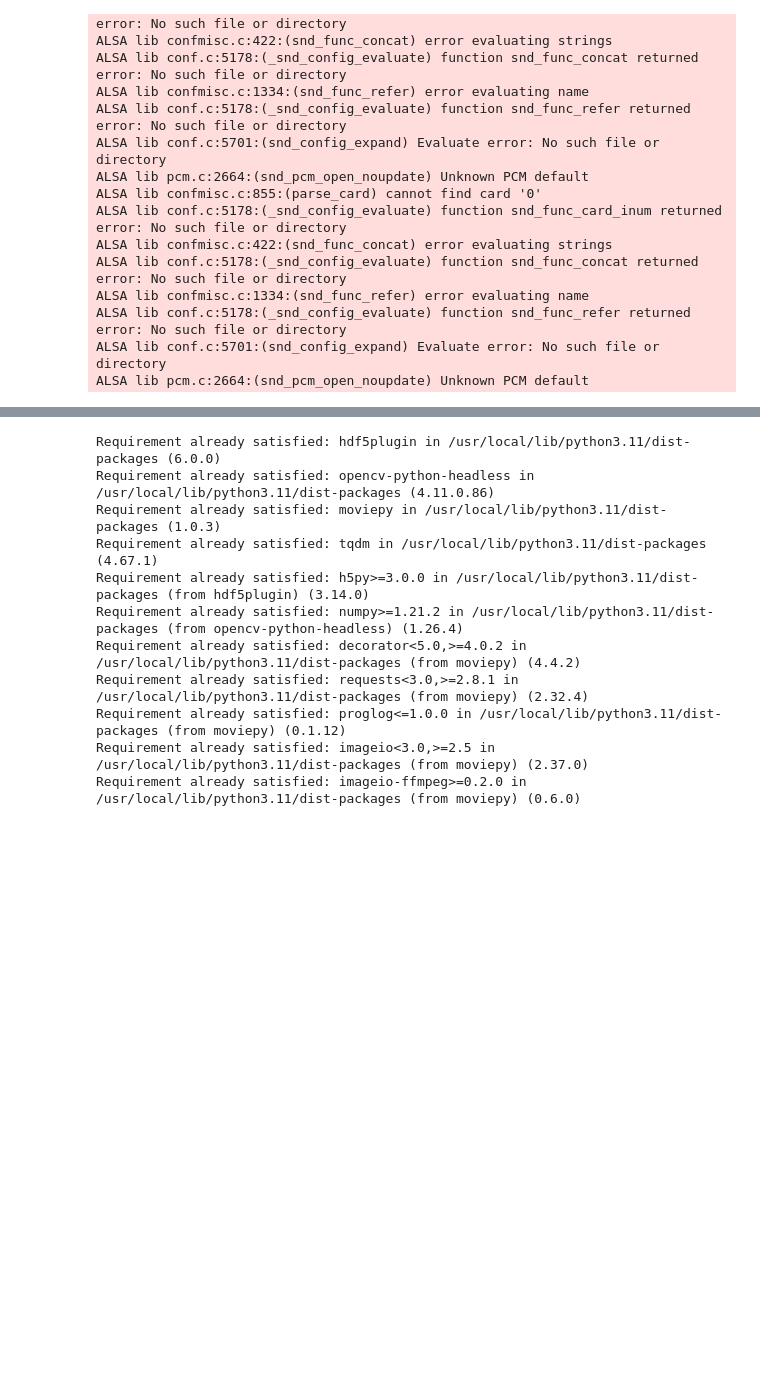
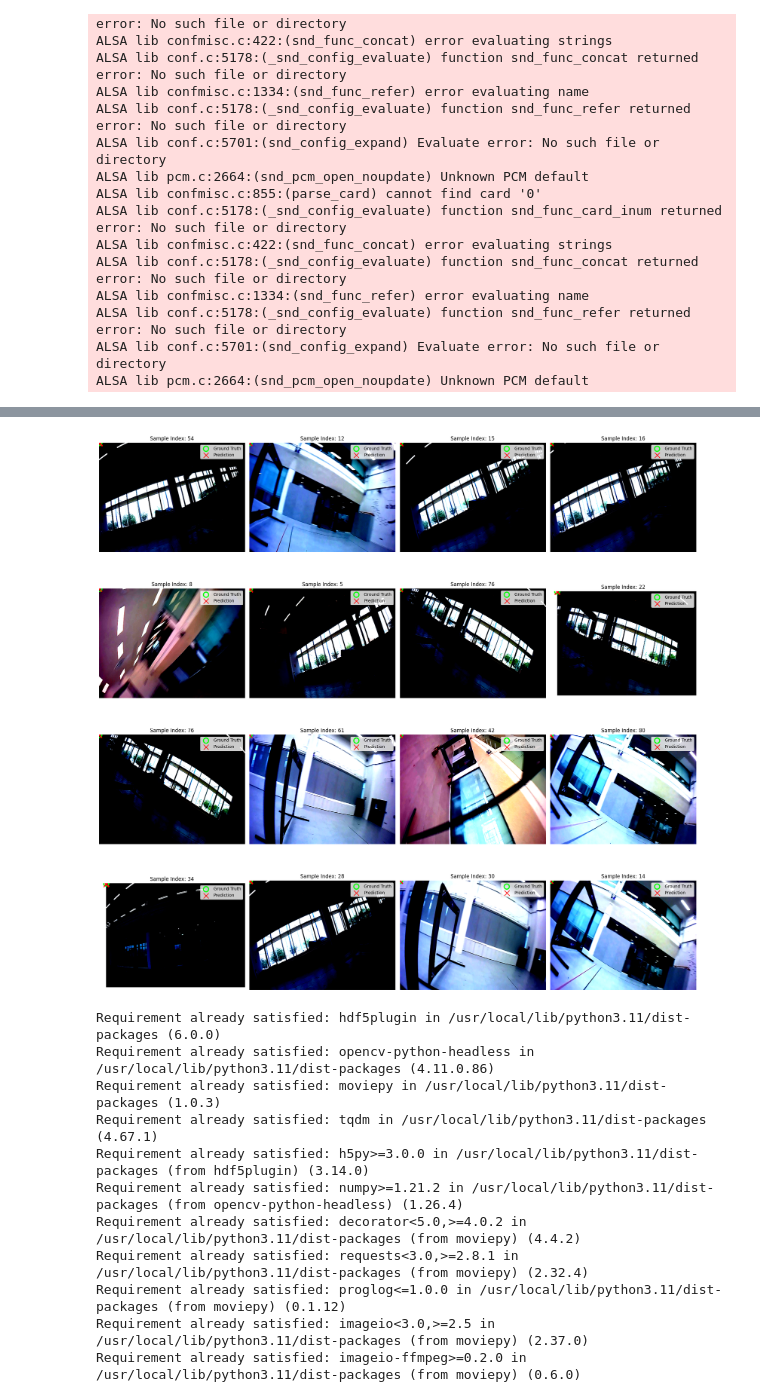
Before and after one commit to Jozuaheule/drone_comp, a Jupyter notebook: drone-baseline.ipynb, the cells around one changed output, grey strips where cells are left out. Cells and saved outputs as stored; diff of their text form; code cells hidden in the pictures; blank space fills up the shorter version.

```diff
--- a/drone-baseline.ipynb
+++ b/drone-baseline.ipynb
@@ -421,0 +460,83 @@ def train_epoch(train_loader, val_loader, model, criterion, optimizer):
+# %%
+import torch
+import numpy as np
+import matplotlib.pyplot as plt
+from torchvision import transforms # Make sure transforms is imported
+
+def visualize_grid_predictions(model, dataset, data_transforms, device, num_images=16):
+    """
+    Creates a large grid of predictions, ensuring images are correctly transformed
+    before being passed to the model.
+    """
+    model.eval()
+
+    grid_size = int(np.sqrt(num_images))
+    if grid_size**2 != num_images:
+        raise ValueError("num_images must be a perfect square (e.g., 4, 9, 16).")
+
+    fig, axes = plt.subplots(grid_size, grid_size, figsize=(20, 20))
+    axes = axes.flatten()
+
+    for i in range(num_images):
+        idx = np.random.randint(0, len(dataset))
+        # Get the raw, untransformed image and its 12-value target
+        image_tensor, target_12_values = dataset[idx]
+
+        # --- THE FIX IS HERE ---
+        # Manually apply the same transformations that the training loader uses.
+        # This includes resizing and normalizing the image.
+        image_transformed = data_transforms(image_tensor)
+
+        # Add a batch dimension and send the TRANSFORMED image to the device
+        input_image = image_transformed.unsqueeze(0).to(device)
+
+        # Get the model's prediction
+        with torch.no_grad():
+            prediction_8_values = model(input_image)
+
+        # --- The rest of the code is for plotting ---
+        prediction_np = prediction_8_values.cpu().numpy()
+        target_np = target_12_values.cpu().numpy()
+
+        # Un-normalize and prep image for display
+        image_to_plot = image_transformed.cpu().numpy().transpose((1, 2, 0))
+        mean = np.array([0.485, 0.456, 0.406])
+        std = np.array([0.229, 0.224, 0.225])
+        image_to_plot = std * image_to_plot + mean
+        image_to_plot = np.clip(image_to_plot, 0, 1)
+
+        # Process coordinates for plotting
+        target_coords = target_np.reshape(4, 2)
+        pred_coords = prediction_np.reshape(4, 2)
+
+        # Plotting on the correct subplot
+        ax = axes[i]
+        ax.imshow(image_to_plot)
+        ax.scatter(target_coords[:, 0], target_coords[:, 1],
+                   s=150, facecolors='none', edgecolors='lime', linewidths=2.5, label='Ground Truth')
+        ax.scatter(pred_coords[:, 0], pred_coords[:, 1],
+                   s=150, c='red', marker='x', label='Prediction')
+
+        ax.set_title(f"Sample Index: {idx}")
+        ax.legend()
+        ax.axis('off')
+
+    plt.tight_layout()
+    plt.show()
+
+# --- HOW TO USE ---
+
+# 1. First, define the exact same transform pipeline used for training
+
+data_transforms = transforms.Compose([
+     transforms.Normalize(mean=[0.485, 0.456, 0.406], std=[0.229, 0.224, 0.225])
+ ])
+
+# 2. Load your best model
+model = VanillaCNN(channel_in=3, channel_out=8).to(device)
+model.load_state_dict(torch.load('best_drone_model.pth'))
+
+# 3. Call the visualization function, passing in the transforms
+print("\nVisualizing model performance...")
+visualize_grid_predictions(model, val_set, data_transforms, device, num_images=16)
+# %% [output]
@@ -422,3 +544,4 @@ def train_epoch(train_loader, val_loader, model, criterion, optimizer):
+[figure, added]
 # %%
 !pip install hdf5plugin opencv-python-headless moviepy tqdm
 # %% [output]
```
Also changed, not shown: parts of 12 cells of this notebook.
